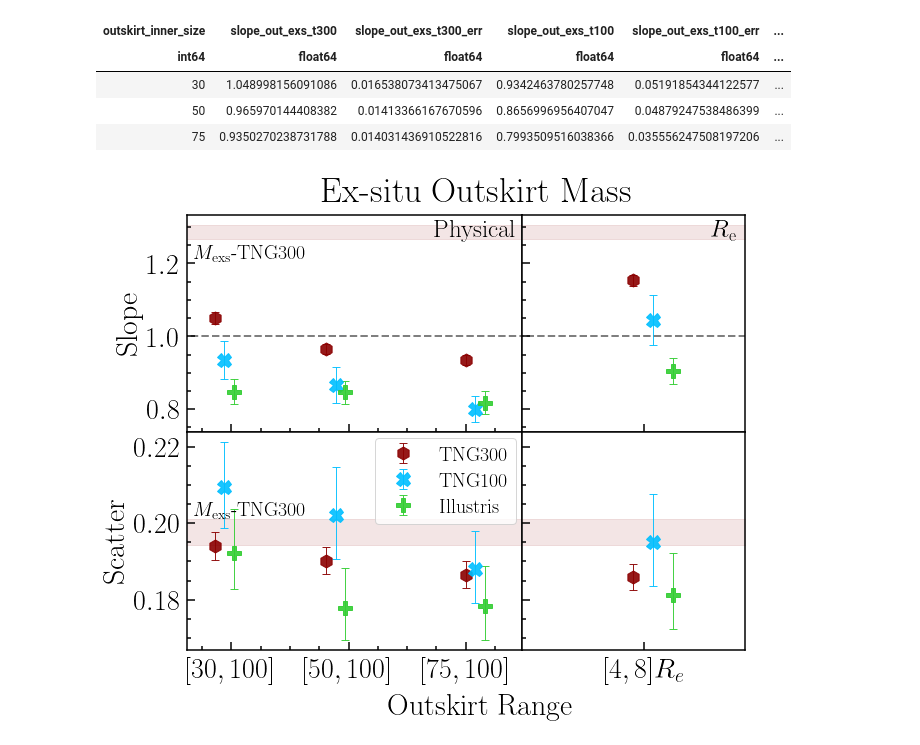
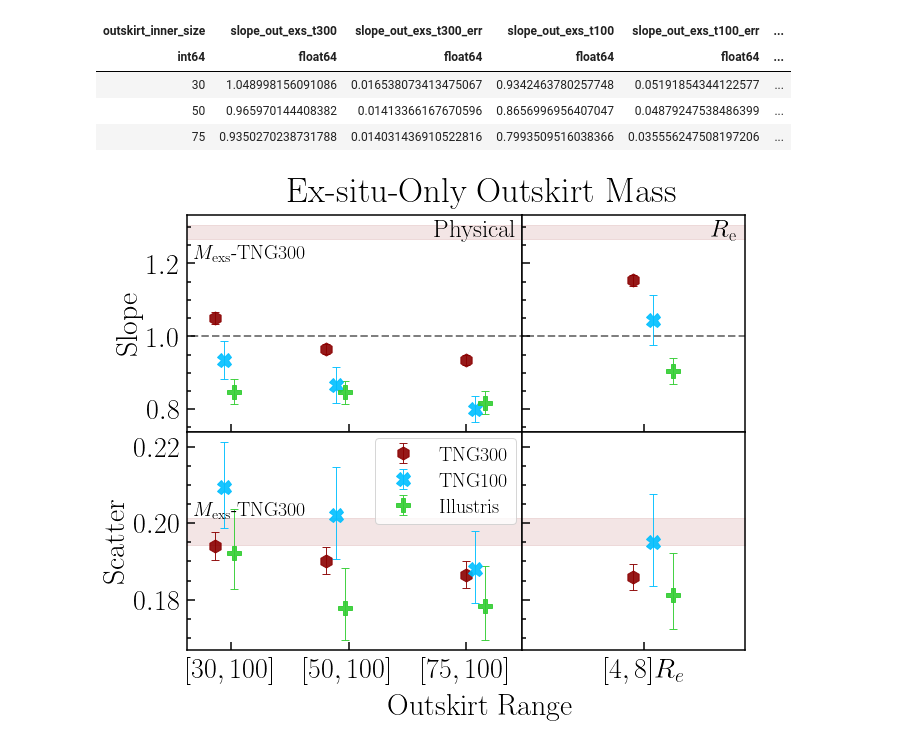
Before and after one commit to Xuchuyi/HaloMassProxy, a Jupyter notebook: FigureNotebook/Fig6B.ipynb, the cells around one changed output. Saved outputs shown, nothing was run; the diff lists cells and outputs as text; code cells hidden in the pictures.

```diff
--- a/FigureNotebook/Fig6B.ipynb
+++ b/FigureNotebook/Fig6B.ipynb
@@ -67,7 +69,7 @@ scatter_out_tab3=dd.io.load(data_dir+fname,'/exs/reff_fit/uncertainty/scatter_ou
 # %%
 color_list=['steelblue','orangered','darkblue']
 # %%
-tab=dd.io.load(data_dir+'galaxies_tng300_072.hdf5','/physical_mass')
+tab=dd.io.load(data_dir+'galaxies_tng300_072_correct.hdf5','/physical_mass')
 # %%
 sma_list=np.asarray([30,50,75,100,150])
 mass_bin=np.arange(11.2,12.5,0.1)
@@ -269,33 +271,36 @@ ax22.plot(x2,1+0*x2,alpha=0.5,color='black',lw=2,ls='--')
 ax21.set_xlim(25,85)
 
 ax22.set_xlim(3,5)
 
-ax21.text(0.4, 1.06, r'\rm Ex-situ Outskirt Mass', transform=ax21.transAxes, size=35)
+ax21.text(0.3, 1.06, r'\rm Ex-situ-Only Outskirt Mass', transform=ax21.transAxes, size=35)
 
 ax41.text(0.6, -0.3, r'\rm Outskirt Range', transform=ax41.transAxes, size=30)
 ax21.text(0.74, 0.9, r'\rm Physical', transform=ax21.transAxes, size=25)
 ax22.text(0.85, 0.9, r'$R_{\rm e}$', transform=ax22.transAxes, size=25)
 #ax21.text(0.45, 0.75, r'\rm Outer size $=100{\rm kpc}$', transform=ax21.transAxes, size=22)
 #ax22.text(0.3, 0.75, r'\rm Outer size $=8R_{\rm e}$', transform=ax22.transAxes, size=22)
 #ax11.set_title(r'\rm Aperture',fontsize=30)
 #ax31.set_xlabel(r'\rm Aperture Size/kpc',fontsize=25)
 #ax32.set_xlabel(r'\rm Aperture Size/$R_{\rm e}$',fontsize=25)
 ax21.set_ylabel(r'\rm Slope',fontsize=30)
 ax41.set_ylabel(r'\rm Scatter',fontsize=30)
 #ax21.set_title(r'\rm Outskirt [$\#$,100]kpc',fontsize=30)
 ax41.legend(fontsize=20,loc=1,labelspacing=0.4,borderaxespad=0.3)
 #ax31.legend(fontsize=25)
 #ax41.legend(fontsize=22,loc=1)
 #_= ax41.set_xlabel(r'\rm Outskirt Inner Size/kpc',fontsize=25)
 #_= ax42.set_xlabel(r'\rm Outskirt Inner Size/$R_{\rm e}$',fontsize=25)
 ax41.text(0.02, 0.62, r'$M_{\rm exs}$-{\rm TNG300}', transform=ax41.transAxes, size=20)
 ax21.text(0.02, 0.8, r'$M_{\rm exs}$-{\rm TNG300}', transform=ax21.transAxes, size=20)
-
+ax21.xaxis.set_minor_locator(NullLocator())
+ax22.xaxis.set_minor_locator(NullLocator())
+ax41.xaxis.set_minor_locator(NullLocator())
+ax42.xaxis.set_minor_locator(NullLocator())
 
 ax41.set_xticks([33,54,75],[r'$[30,100]$',r'$[50,100]$',r'$[75,100]$'])
 ax42.set_xticks([4.1],[r'$[4,8]R_e$'])
 
 
 plt.savefig(fig_dir+"Fig6B.png",dpi=100)
 # %% [output]
-[figure, old version]
+[figure, new version]
```
Also changed, not shown: parts of 3 cells of this notebook, 7 other files.
